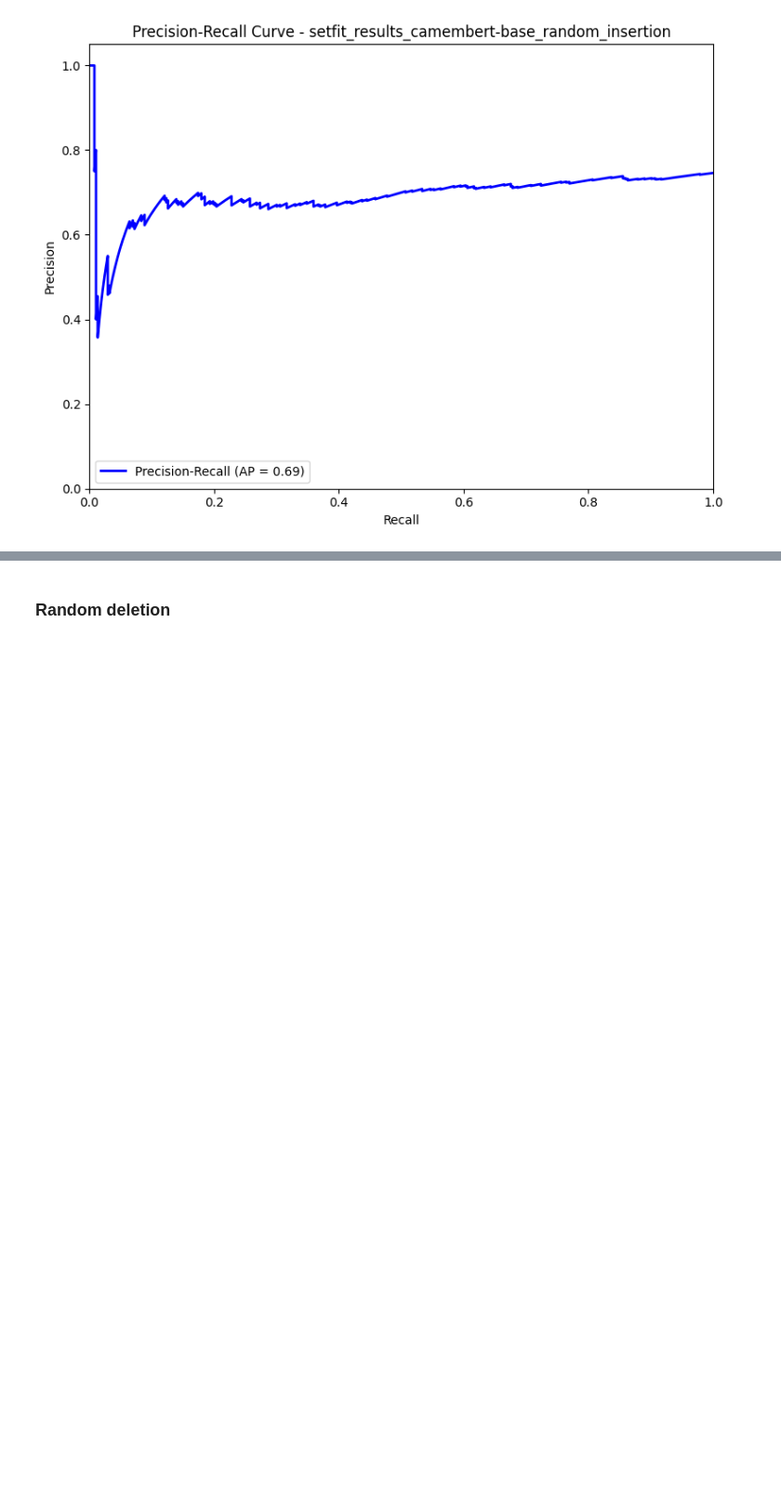
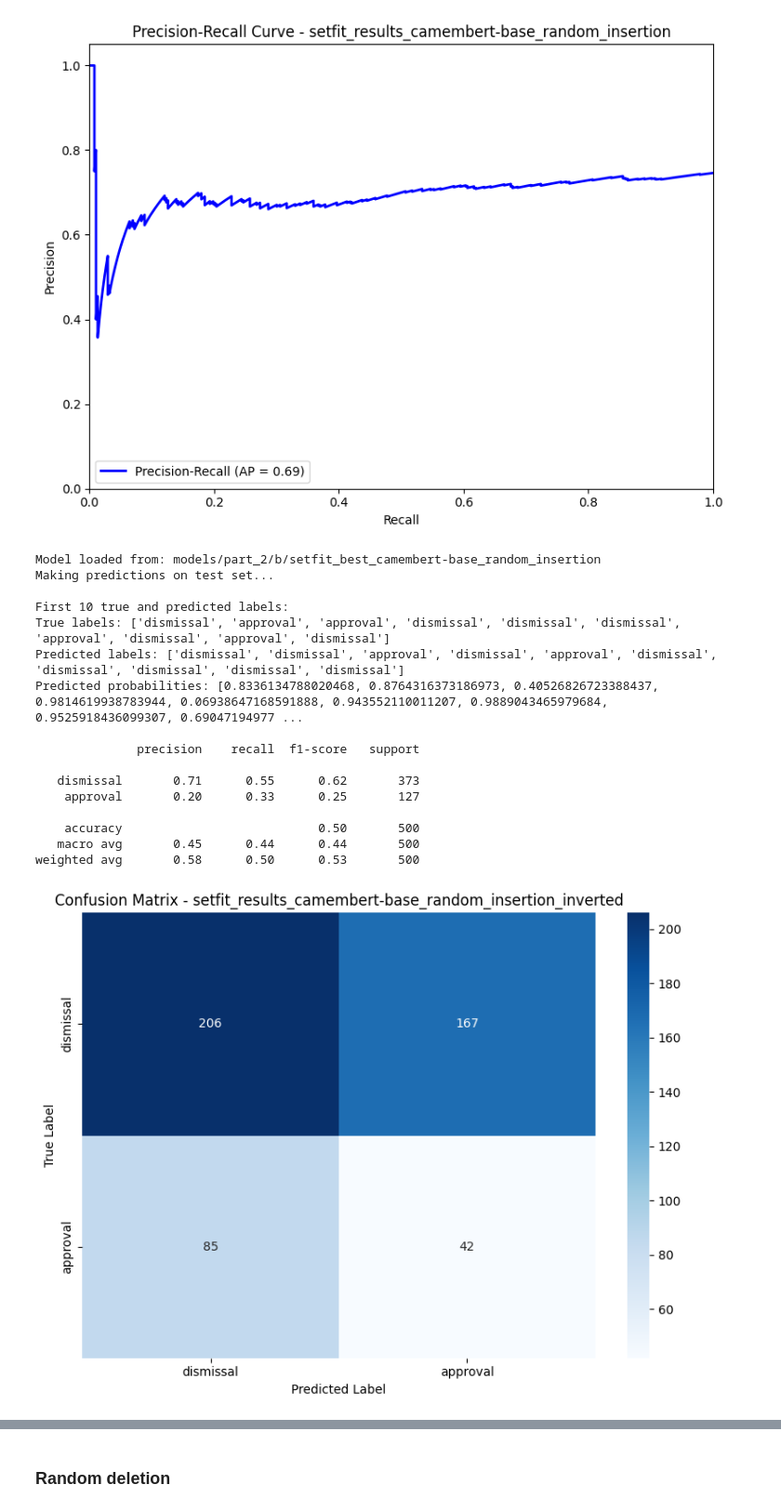
Before and after one commit to pablo-fdz/adv_nlp_final_assessment, a Jupyter notebook: part_2_ds_challenge_pablo.ipynb, the cells around one changed output, grey strips where cells are left out. Shown at 93% size. Cells and saved outputs as stored; diff of their text form; code cells hidden in the pictures; blank space fills up the shorter version.

```diff
--- a/part_2_ds_challenge_pablo.ipynb
+++ b/part_2_ds_challenge_pablo.ipynb
@@ -1513,3 +1561,62 @@ weighted avg       0.67      0.50      0.53       500
 [figure]
 [figure]
 [figure]
+# %%
+# As we did for the CamemBERT base model, we now evaluate the model with the flipped
+# labels and probabilities, to see if the model is actually learning the opposite task
+
+model_name = 'camembert-base'
+augmentation_technique_name = 'random_insertion'
+
+# Evaluate CamemBERT model
+if 'labels' in test_df_fr.columns:
+    test_df_fr = test_df_fr.rename({'labels': 'label'})  # Rename 'labels' to 'label' for compatibility with SetFit
+
+model_path = os.path.join('models', 'part_2', 'b', f'setfit_best_{model_name}_{augmentation_technique_name}')
+
+y_test_true, y_test_pred_labels, y_test_pred_probas = evaluate_setfit_on_test(
+    model_path=model_path,
+    test_df=test_df_fr,
+    sample_size=500,  # Sample size for the test set (optional, can be adjusted)
+    seed=seed
+)
+
+inverted_labels_map = {0: 'approval', 1: 'dismissal'}  # We create a map with inverted labels for evaluation
+
+# Convert integer labels to string labels for better readability
+y_test_true_str = [labels_map[label] for label in y_test_true]
+y_test_pred_str = [inverted_labels_map[label] for label in y_test_pred_labels]  # Invert labels for evaluation
+inverted_probas = 1 - y_test_pred_probas  # Invert probabilities for the positive class
+
+print("\nFirst 10 true and predicted labels:")
+print("True labels:", y_test_true_str[:10])  # Display first 10 true labels
+print("Predicted labels:", y_test_pred_str[:10])  # Display first 10 predicted labels
+print("Predicted probabilities:", y_test_pred_probas[:10].tolist(), '\n')  # Display first 10 predicted probabilities
+
+# Make evaluation with different metrics
+setfit_test_results = evaluate_classification(
+    y_true=y_test_true_str,
+    y_pred=y_test_pred_str,
+    base_filename=f"setfit_results_{model_name}_{augmentation_technique_name}_inverted",
+    labels=candidate_labels,
+    probas=inverted_probas,
+    results_dir=os.path.join('results', 'part_2', 'b', 'test')
+)
+# %% [output]
+Model loaded from: models/part_2/b/setfit_best_camembert-base_random_insertion
+Making predictions on test set...
+
+First 10 true and predicted labels:
+True labels: ['dismissal', 'approval', 'approval', 'dismissal', 'dismissal', 'dismissal', 'approval', 'dismissal', 'approval', 'dismissal']
+Predicted labels: ['dismissal', 'dismissal', 'approval', 'dismissal', 'approval', 'dismissal', 'dismissal', 'dismissal', 'dismissal', 'dismissal']
+Predicted probabilities: [0.8336134788020468, 0.8764316373186973, 0.40526826723388437, 0.9814619938783944, 0.06938647168591888, 0.943552110011207, 0.9889043465979684, 0.9525918436099307, 0.69047194977 ...
+
+              precision    recall  f1-score   support
+
+   dismissal       0.71      0.55      0.62       373
+    approval       0.20      0.33      0.25       127
+
+    accuracy                           0.50       500
+   macro avg       0.45      0.44      0.44       500
+weighted avg       0.58      0.50      0.53       500
+[figure, added]
```
Also changed, not shown: parts of 16 cells of this notebook, 21 other files.
